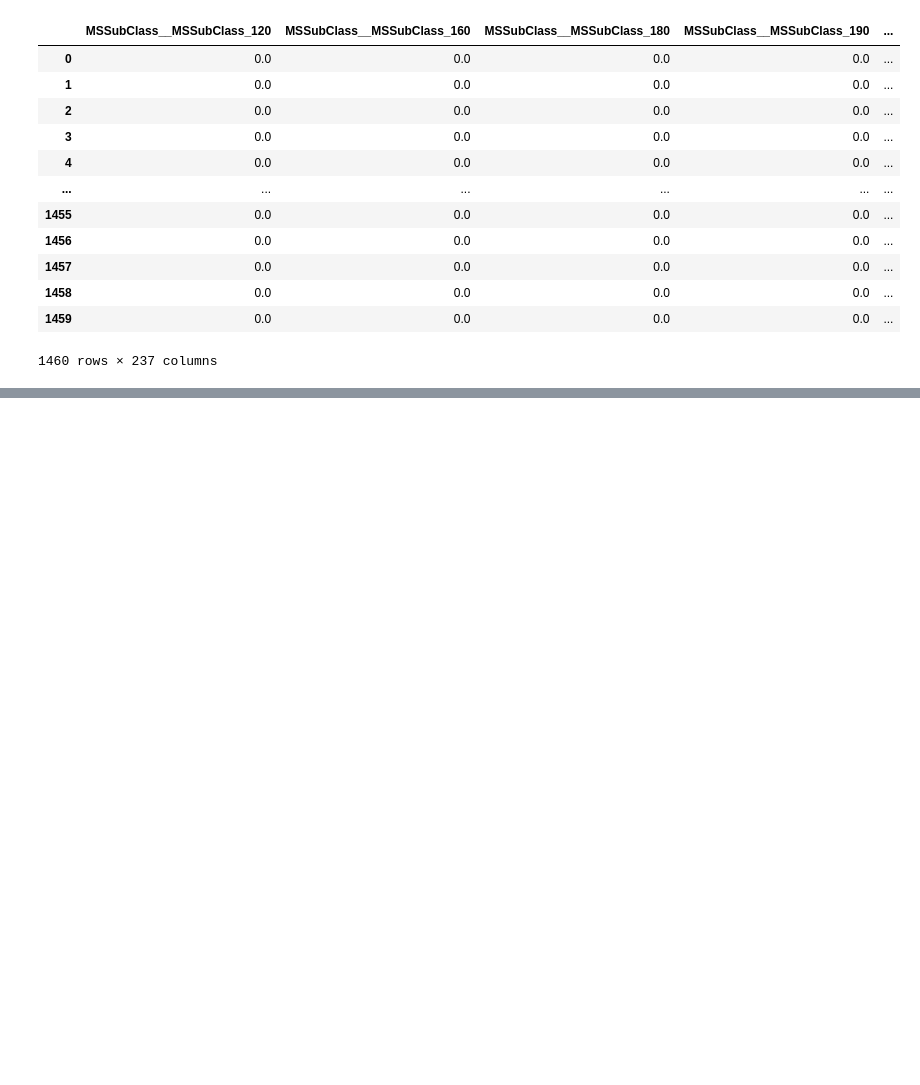
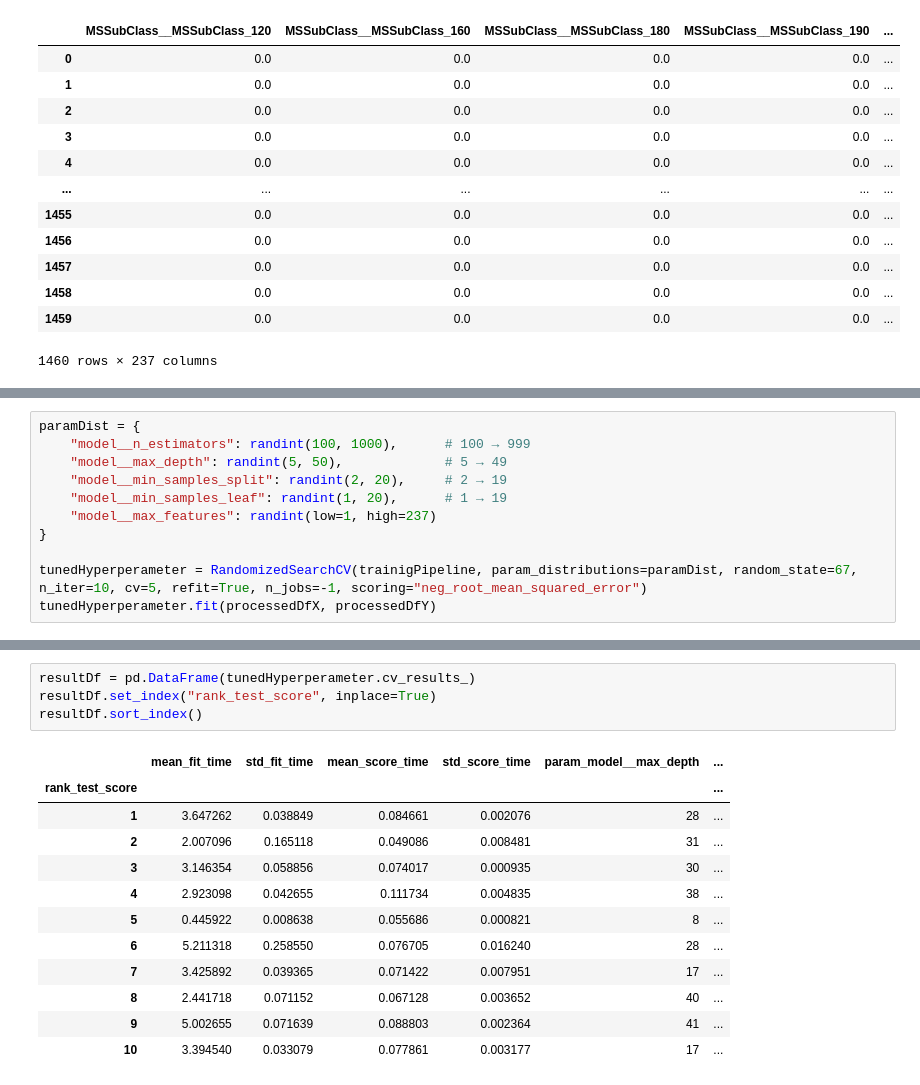
Before and after one commit to m-mhe/ml_practice, a Jupyter notebook: KaggleHousingPricePrediction/main.ipynb, the cells around one changed output, grey strips where cells are left out. Saved outputs shown, nothing was run; the diff lists cells and outputs as text; blank space fills up the shorter version.

```diff
--- a/KaggleHousingPricePrediction/main.ipynb
+++ b/KaggleHousingPricePrediction/main.ipynb
@@ -580,0 +640,11 @@ preprocessedDataFrame
+# %%
+paramDist = {
+    "model__n_estimators": randint(100, 1000),      # 100 → 999
+    "model__max_depth": randint(5, 50),             # 5 → 49
+    "model__min_samples_split": randint(2, 20),     # 2 → 19
+    "model__min_samples_leaf": randint(1, 20),      # 1 → 19
+    "model__max_features": randint(low=1, high=237)
+}
+
+tunedHyperperameter = RandomizedSearchCV(trainigPipeline, param_distributions=paramDist, random_state=67, n_iter=10, cv=5, refit=True, n_jobs=-1, scoring="neg_root_mean_squared_error")
+tunedHyperperameter.fit(processedDfX, processedDfY)
@@ -580,0 +667,17 @@ preprocessedDataFrame
+# %%
+resultDf = pd.DataFrame(tunedHyperperameter.cv_results_)
+resultDf.set_index("rank_test_score", inplace=True)
+resultDf.sort_index()
+# %% [output]
+|  | mean_fit_time | std_fit_time | mean_score_time | std_score_time | param_model__max_depth | ... |
+| rank_test_score |  |  |  |  |  | ... |
+| 1 | 3.647262 | 0.038849 | 0.084661 | 0.002076 | 28 | ... |
+| 2 | 2.007096 | 0.165118 | 0.049086 | 0.008481 | 31 | ... |
+| 3 | 3.146354 | 0.058856 | 0.074017 | 0.000935 | 30 | ... |
+| 4 | 2.923098 | 0.042655 | 0.111734 | 0.004835 | 38 | ... |
+| 5 | 0.445922 | 0.008638 | 0.055686 | 0.000821 | 8 | ... |
+| 6 | 5.211318 | 0.258550 | 0.076705 | 0.016240 | 28 | ... |
+| 7 | 3.425892 | 0.039365 | 0.071422 | 0.007951 | 17 | ... |
+| 8 | 2.441718 | 0.071152 | 0.067128 | 0.003652 | 40 | ... |
+| 9 | 5.002655 | 0.071639 | 0.088803 | 0.002364 | 41 | ... |
+| 10 | 3.394540 | 0.033079 | 0.077861 | 0.003177 | 17 | ... |
```
Also changed, not shown: parts of 17 cells of this notebook, 2 other files.
